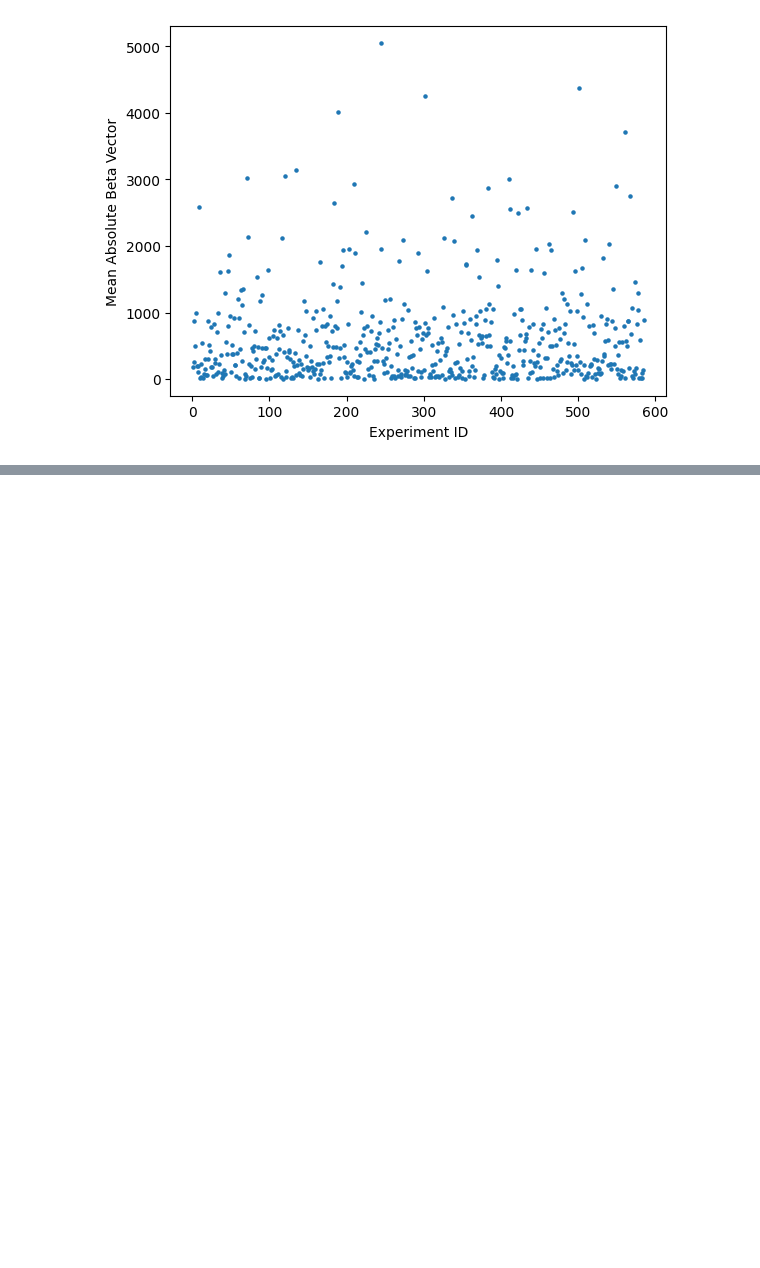
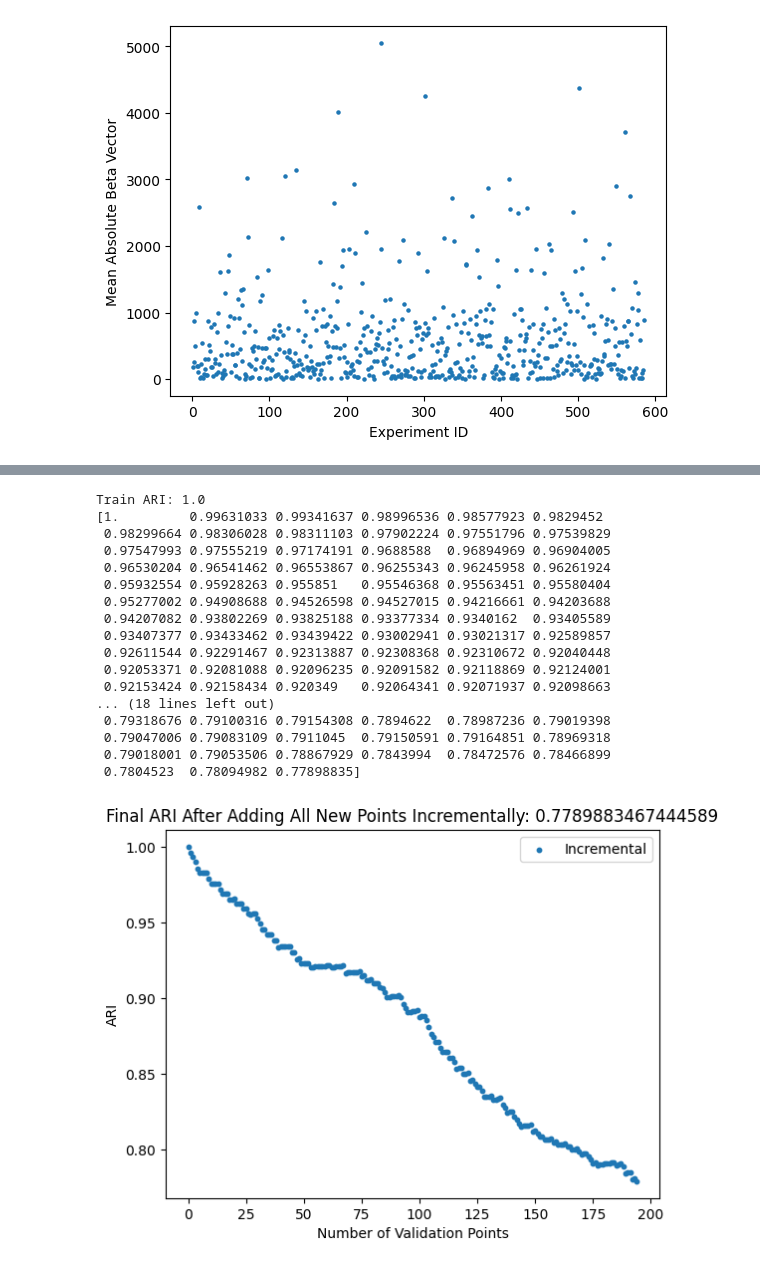
Before and after one commit to bmartin9/DataDive, a Jupyter notebook: labf_similarity.ipynb, the cells around one changed output, grey strips where cells are left out. Drawn from its saved outputs; the diff is of its cells as text; code cells hidden in the pictures; blank space fills up the shorter version.

```diff
--- a/labf_similarity.ipynb
+++ b/labf_similarity.ipynb
@@ -128,3 +135,24 @@ Train ARI: 1.0
+# %%
+similarity_with_true_grounds(data_dir=data_dir,true_train_unique_clusters=true_train_unique_clusters, true_train_cluster_indices=true_train_cluster_indices, method="scaled_cosine", true_train_cluster_centers=true_train_cluster_centers, datatype=datatype)
+# %% [output]
+Train ARI: 1.0
+[1.         0.99631033 0.99341637 0.98996536 0.98577923 0.9829452
+ 0.98299664 0.98306028 0.98311103 0.97902224 0.97551796 0.97539829
+ 0.97547993 0.97555219 0.97174191 0.9688588  0.96894969 0.96904005
+ 0.96530204 0.96541462 0.96553867 0.96255343 0.96245958 0.96261924
+ 0.95932554 0.95928263 0.955851   0.95546368 0.95563451 0.95580404
+ 0.95277002 0.94908688 0.94526598 0.94527015 0.94216661 0.94203688
+ 0.94207082 0.93802269 0.93825188 0.93377334 0.9340162  0.93405589
+ 0.93407377 0.93433462 0.93439422 0.93002941 0.93021317 0.92589857
+ 0.92611544 0.92291467 0.92313887 0.92308368 0.92310672 0.92040448
+ 0.92053371 0.92081088 0.92096235 0.92091582 0.92118869 0.92124001
+ 0.92153424 0.92158434 0.920349   0.92064341 0.92071937 0.92098663
+... (18 lines left out)
+ 0.79318676 0.79100316 0.79154308 0.7894622  0.78987236 0.79019398
+ 0.79047006 0.79083109 0.7911045  0.79150591 0.79164851 0.78969318
+ 0.79018001 0.79053506 0.78867929 0.7843994  0.78472576 0.78466899
+ 0.7804523  0.78094982 0.77898835]
+[figure, added]
 # %%
 similarity_with_true_grounds(data_dir=data_dir,true_train_unique_clusters=true_train_unique_clusters, true_train_cluster_indices=true_train_cluster_indices, method="L2", true_train_cluster_centers=true_train_cluster_centers, datatype=datatype)
 # %% [output]
```
Also changed, not shown: parts of 3 cells of this notebook.
